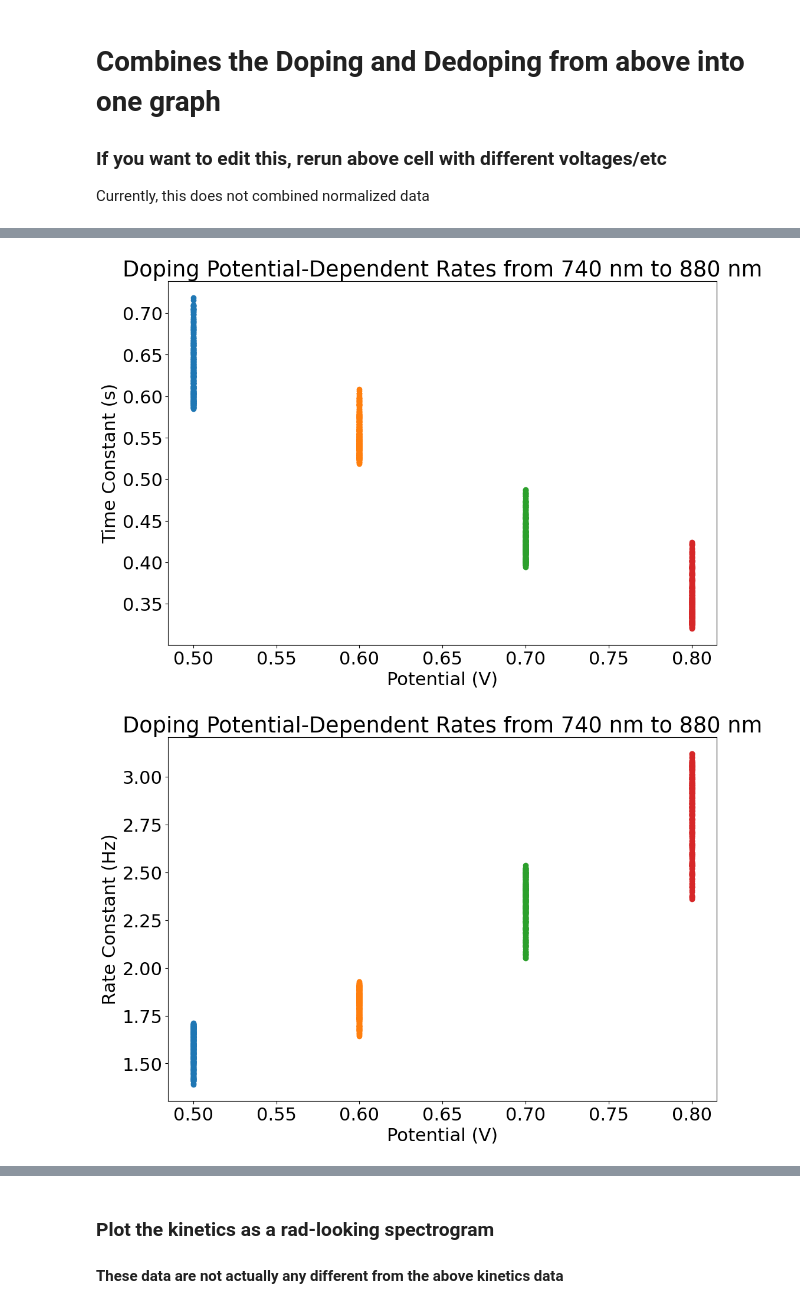
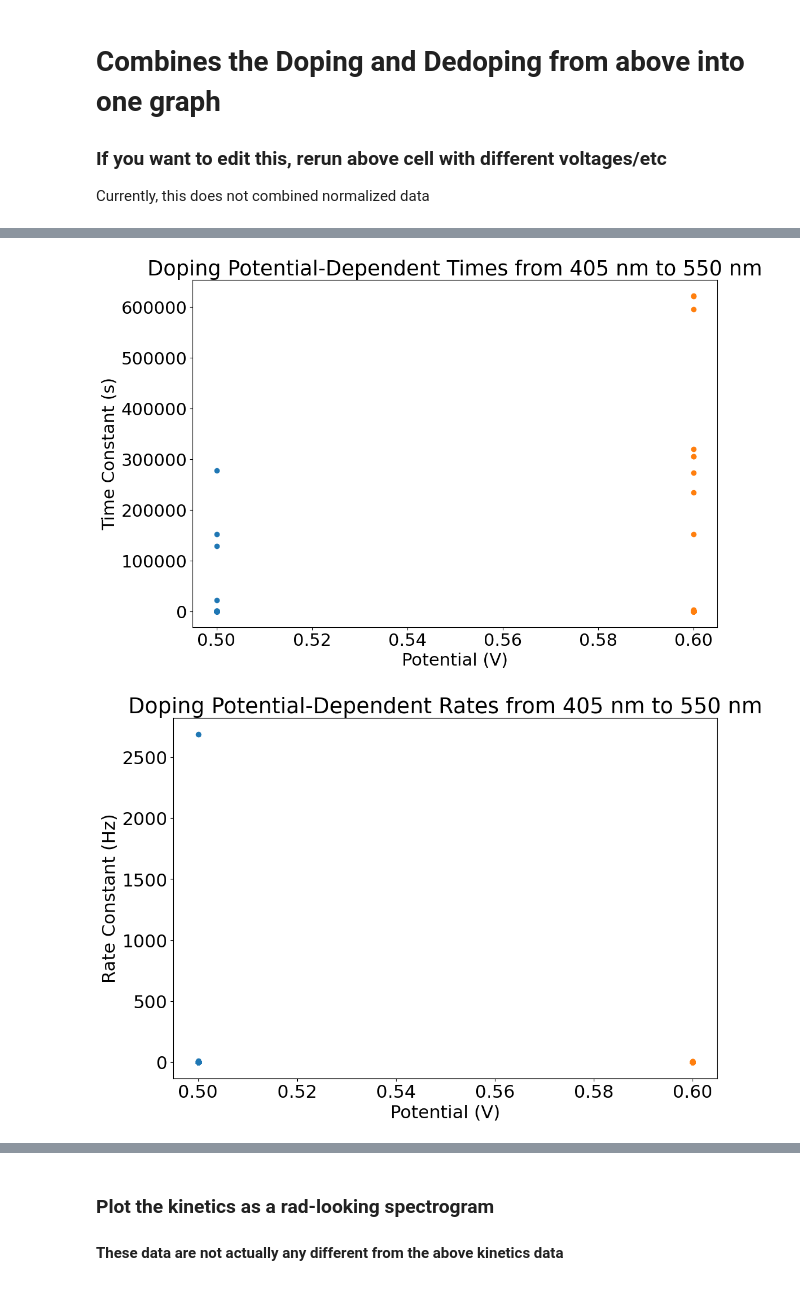
Before and after one commit to rajgiriUW/specechem_processing, a Jupyter notebook: notebooks/UV-Vis Notebook_updated.ipynb, the cells around one changed output, grey strips where cells are left out. Saved outputs shown, nothing was run; the diff lists cells and outputs as text; code cells hidden in the pictures.

```diff
--- a/notebooks/UV-Vis Notebook_updated.ipynb
+++ b/notebooks/UV-Vis Notebook_updated.ipynb
@@ -28,7 +28,7 @@ plt.rcParams['figure.figsize'] = (16, 8)
 # edit this line is you want to hard-code a path, otherwise this lets you choose a folder
 # Otherwise leave it as COPY_PATH_TO_FOLDER_HERE and it will ask you to find a folder
 
-data_path = r'C:\Users\raj\UW\gingerlab - Server Data\Rajiv Giridharagopal\Data\SpecEchem\20250828 - P3HT RR testing KTFSI\01'
+data_path = r'C:\Users\raj\UW\gingerlabserverdata1 - Server Data 1\Ben Caplan\20260622 PFB SpecEChem Again\KCl'
 # %%
 # Windows example: r'C:\Users\Raj\OneDrive\Documents\Word\uvvis'
 # Linux example: '/home/name/path/to/dataset/20191206'
@@ -262,19 +274,21 @@ plt.rcParams.update({'font.size': 22})
 # In the last line, you can replace "bone" with any colormap name from here:
 #     https://matplotlib.org/3.1.1/gallery/color/colormap_reference.html
 cm = np.linspace(0.2,0.75,len(data.spectra_sm.columns))
+time_point = 30
+#time_point = 0
 for i,cl in zip(data.spectra_vs_time, cm):
 
-    ax.plot(data.spectra_vs_time[i][0], linewidth=3,
+    ax.plot(data.spectra_vs_time[i][time_point], linewidth=3,
            color=plt.cm.bone(cl))
 
 ax.set_xlabel('Wavelength (nm)')
 ax.set_ylabel('Absorbance (a.u.)')
 ax.legend(labels = data.potentials)
-ax.set_title('Time = 0 s data at each potential step')
+ax.set_title('Time = ' + str(time_point) + ' s data at each potential step')
 
-plot_name =  'Doping Spectra, t=0 s'+filenamestring+'.png'
+plot_name =  'Doping Spectra, t=' + str(time_point) +' s'+filenamestring+'.png'
 working_path = data_folder / plot_name
-#plt.savefig(path + r'//' + 'Doping Spectra, t=0 s'+filenamestring+'.jpg')
+#plt.savefig(path + r'//' + 'Doping Spectra, t='+time_point+' s'+filenamestring+'.jpg')
 plt.savefig(working_path)
 
 if dedata:
@@ -286,15 +300,15 @@ if dedata:
     #     https://matplotlib.org/3.1.1/gallery/color/colormap_reference.html
     cm = np.linspace(0.2,0.75,len(data.spectra_sm.columns))
     for i,cl in zip(dedata.spectra_vs_time, cm):
-        ax.plot(dedata.spectra_vs_time[i][0], linewidth=3,
+        ax.plot(dedata.spectra_vs_time[i][time_point], linewidth=3,
                color=plt.cm.bone(cl))
 
     ax.set_xlabel('Wavelength (nm)')
     ax.set_ylabel('Absorbance (a.u.)')
     ax.legend(labels = dedata.potentials)
-    ax.set_title('Time = 0 s data at each dedoping potential step')
+    ax.set_title('Time ' + str(time_point) + ' s data at each dedoping potential step')
 
-    plot_name = 'Dedoping Spectra, t=0 s'+filenamestring+'.png'
+    plot_name = 'Dedoping Spectra, t=' + str(time_point) +' s'+filenamestring+'.png'
     working_path = data_folder / plot_name
 #    plt.savefig(path + r'//' + 'Dedoping Spectra, t=0 s'+filenamestring+'.jpg')
     plt.savefig(working_path)
@@ -442,8 +458,8 @@ Text(0, 0.5, 'Absorbance (a.u.)')
 # %%
 #Choose wavelengths to plot about
-wl_start = 740
-wl_stop = 880
-potentials = [0.5, 0.6, 0.7, 0.8]
+wl_start = 405
+wl_stop = 550
+potentials = [0.5, 0.6]
 times = {}
 
 # Setup variables for saving data as CSV - DW
@@ -466,36 +482,36 @@ for p in potentials:
     time_constant_ave.append(np.mean(times[p]))
     std_tc.append(np.std(times[p]))
 
 # Saves time constant as CSV containing potential, time constant, standard deviation
 filename_var = "tc_mean_range.csv"
 save_name_path =  data_folder  / filename_var
 tc_array = np.vstack((potential_volt, time_constant_ave, std_tc)).T
 np.savetxt(save_name_path, tc_array, delimiter=",")
 
 ax.set_ylabel('Time Constant (s)')
 ax.set_xlabel('Potential (V)')
-ax.set_title('Doping Potential-Dependent Rates from ' + str(wl_start) + ' nm to ' + str(wl_stop ) + ' nm')
+ax.set_title('Doping Potential-Dependent Times from ' + str(wl_start) + ' nm to ' + str(wl_stop ) + ' nm')
 
 plot_name = 'Doping Potential-Dependent Kinetics from '+str(wl_start)+' nm to '+str(wl_stop )+' nm'+filenamestring+'.png'
 working_path = data_folder / plot_name
 plt.savefig(working_path)
 
 fig, ax = plt.subplots(nrows=1, figsize=(12,8),  facecolor='white')
 for p in potentials:
     data.banded_fits(wl_start = wl_start, wl_stop = wl_stop, voltage=p)
     times[p] = data.fits
     ax.plot(p * np.ones(len(data.fits)), np.array(data.fits)**-1, 'o')
 
 ax.set_ylabel('Rate Constant (Hz)')
 ax.set_xlabel('Potential (V)')
 ax.set_title('Doping Potential-Dependent Rates from ' + str(wl_start) + ' nm to ' + str(wl_stop ) + ' nm')
 
 plot_name = 'Doping Potential-Dependent Rates from ' + str(wl_start) + ' nm to ' + str(wl_stop ) + ' nm'+filenamestring+'.png'
 working_path = data_folder / plot_name
 plt.savefig(working_path)
 # %% [output]
-[figure, old version]
+[figure, new version]
-[figure, old version]
+[figure, new version]
 # %%
 #Choose wavelengths to plot about
 wl_start = 740
```
Also changed, not shown: parts of 9 cells of this notebook, 1 other file.
